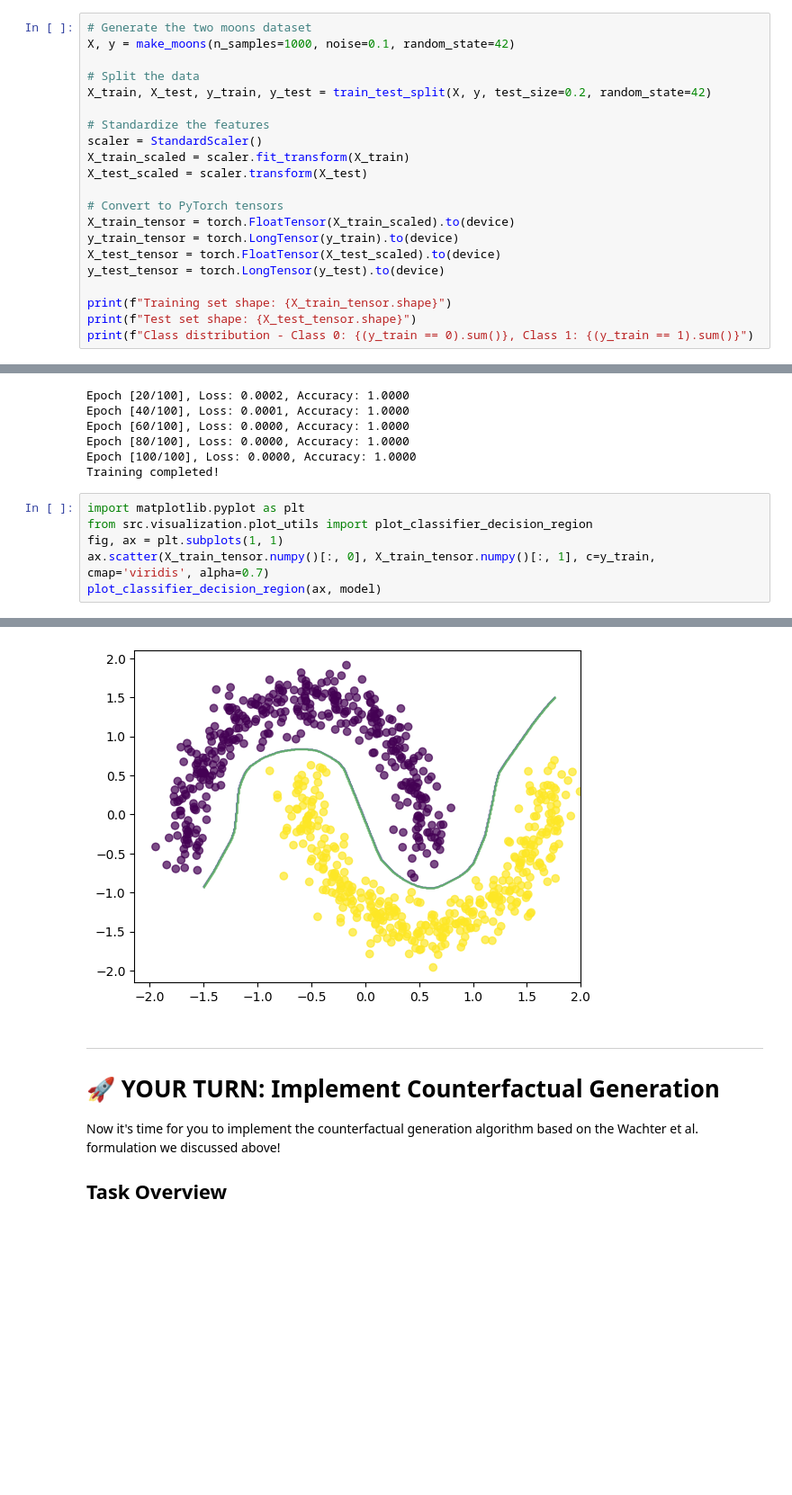
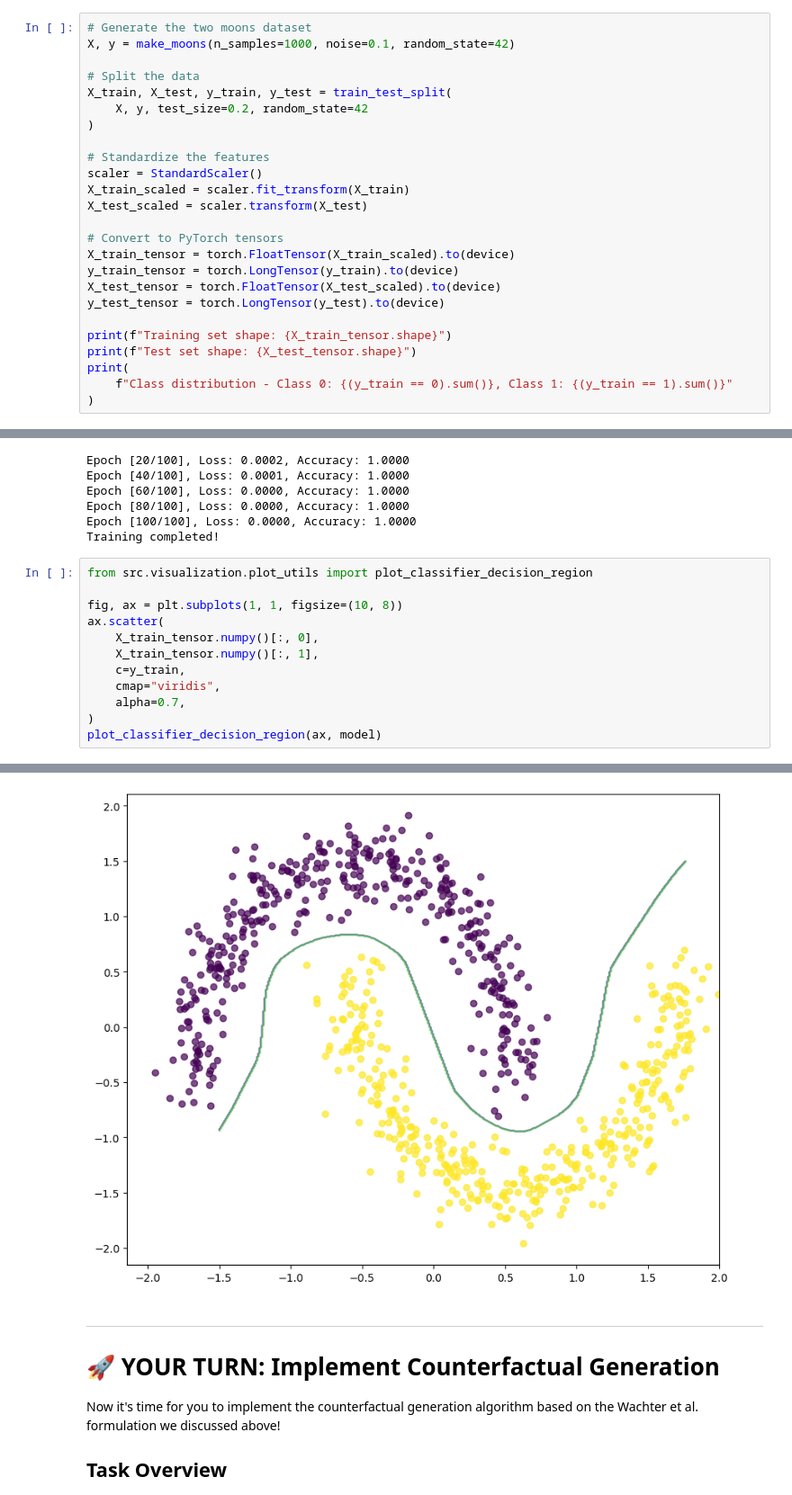
Before and after one commit to LukiLenkiewicz/ML-in-PL-counterfactuals, a Jupyter notebook: notebooks/wachter.ipynb, the cells around one changed output, grey strips where cells are left out. Shown: that part at 90% size. Drawn from its saved outputs; the diff is of its cells as text; blank space fills up the shorter version.

```diff
--- a/notebooks/wachter.ipynb
+++ b/notebooks/wachter.ipynb
@@ -109,7 +110,9 @@ We'll use the classic "two moons" dataset for our demonstration. This is a 2D bi
 X, y = make_moons(n_samples=1000, noise=0.1, random_state=42)
 
 # Split the data
-X_train, X_test, y_train, y_test = train_test_split(X, y, test_size=0.2, random_state=42)
+X_train, X_test, y_train, y_test = train_test_split(
+    X, y, test_size=0.2, random_state=42
+)
 
 # Standardize the features
 scaler = StandardScaler()
@@ -124,7 +127,9 @@ y_test_tensor = torch.LongTensor(y_test).to(device)
 
 print(f"Training set shape: {X_train_tensor.shape}")
 print(f"Test set shape: {X_test_tensor.shape}")
-print(f"Class distribution - Class 0: {(y_train == 0).sum()}, Class 1: {(y_train == 1).sum()}")
+print(
+    f"Class distribution - Class 0: {(y_train == 0).sum()}, Class 1: {(y_train == 1).sum()}"
+)
 # %% [output]
 Training set shape: torch.Size([800, 2])
 Test set shape: torch.Size([200, 2])
@@ -207,14 +213,20 @@ Epoch [80/100], Loss: 0.0000, Accuracy: 1.0000
 Epoch [100/100], Loss: 0.0000, Accuracy: 1.0000
 Training completed!
 # %%
-import matplotlib.pyplot as plt
 from src.visualization.plot_utils import plot_classifier_decision_region
-fig, ax = plt.subplots(1, 1)
-ax.scatter(X_train_tensor.numpy()[:, 0], X_train_tensor.numpy()[:, 1], c=y_train, cmap='viridis', alpha=0.7)
+
+fig, ax = plt.subplots(1, 1, figsize=(10, 8))
+ax.scatter(
+    X_train_tensor.numpy()[:, 0],
+    X_train_tensor.numpy()[:, 1],
+    c=y_train,
+    cmap="viridis",
+    alpha=0.7,
+)
 plot_classifier_decision_region(ax, model)
 # %% [output]
 <Axes: >
-[figure, old version]
+[figure, new version]
 # %% [markdown]
 ---
 
```
Also changed, not shown: parts of 8 cells of this notebook, 10 other files.
